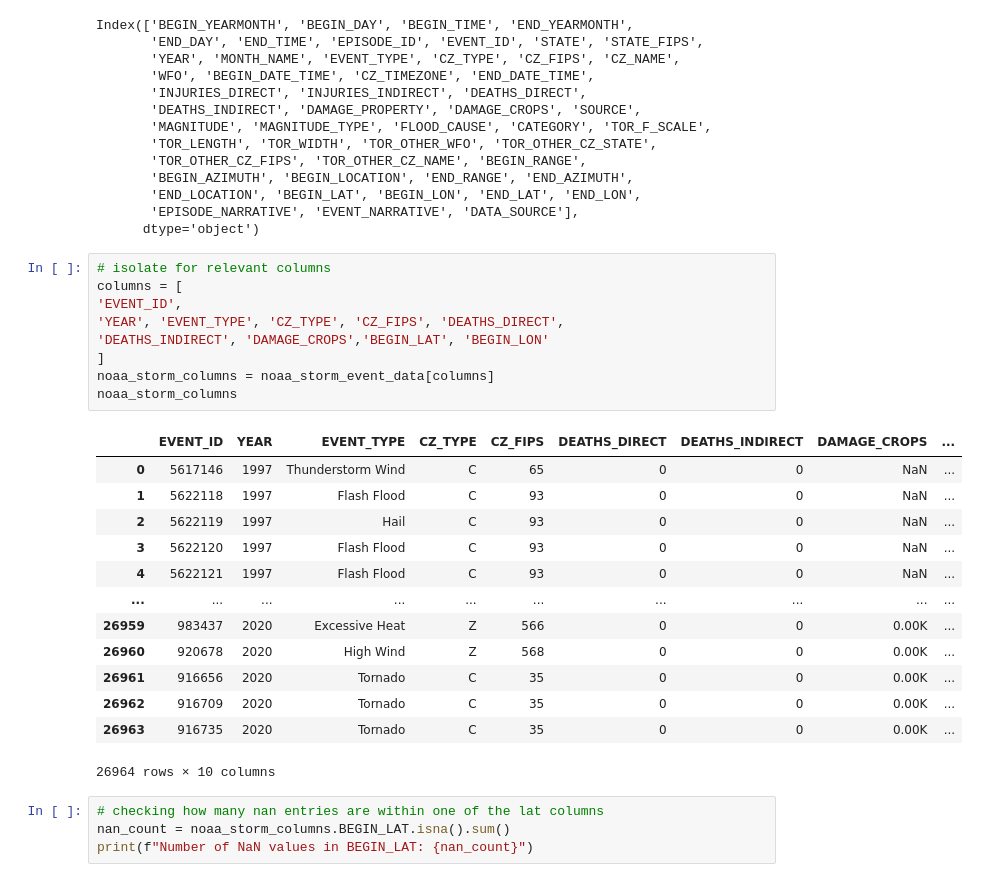
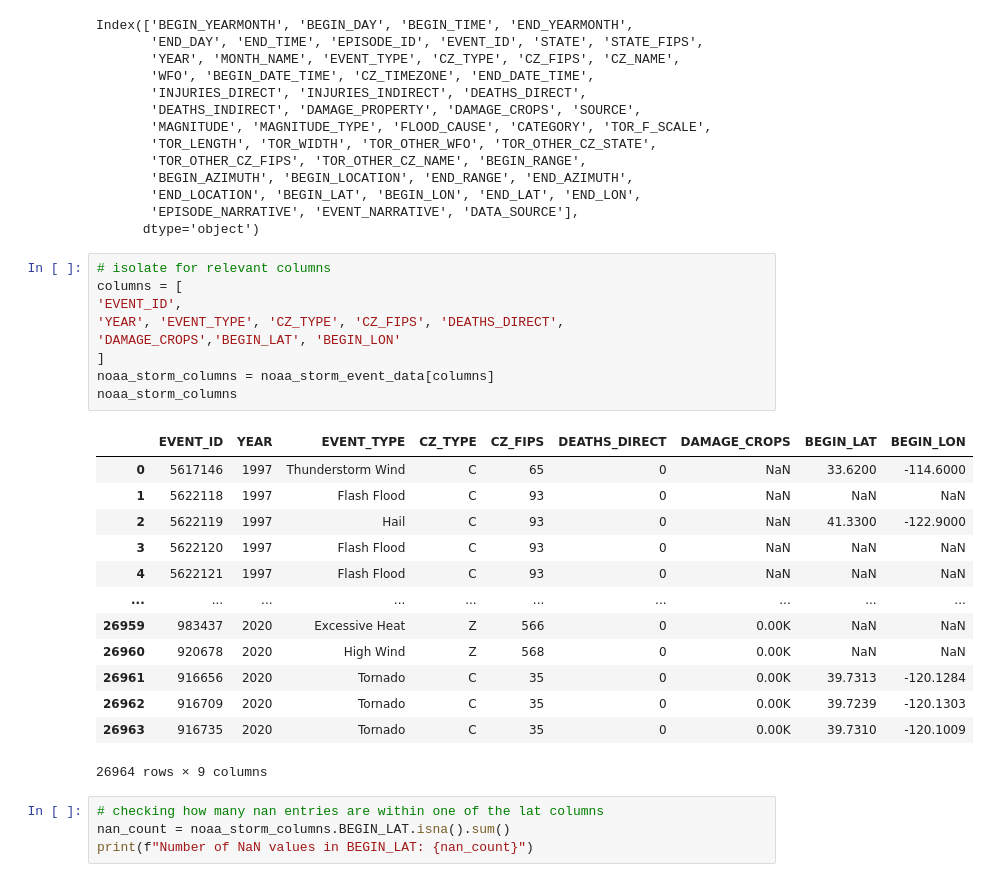
Before and after one commit to Eagle-Rock-Analytics/carb-climate-index, a Jupyter notebook: scripts/data_metric_calc/climate_flood_loss.ipynb, the cells around one changed output. Cells and saved outputs as stored; diff of their text form.

```diff
--- a/scripts/data_metric_calc/climate_flood_loss.ipynb
+++ b/scripts/data_metric_calc/climate_flood_loss.ipynb
@@ -63,26 +63,26 @@ Index(['BEGIN_YEARMONTH', 'BEGIN_DAY', 'BEGIN_TIME', 'END_YEARMONTH',
 # %%
 # isolate for relevant columns
 columns = [
 'EVENT_ID',
 'YEAR', 'EVENT_TYPE', 'CZ_TYPE', 'CZ_FIPS', 'DEATHS_DIRECT',
-'DEATHS_INDIRECT', 'DAMAGE_CROPS','BEGIN_LAT', 'BEGIN_LON'
+'DAMAGE_CROPS','BEGIN_LAT', 'BEGIN_LON'
 ]
 noaa_storm_columns = noaa_storm_event_data[columns]
 noaa_storm_columns
 # %% [output]
-|  | EVENT_ID | YEAR | EVENT_TYPE | CZ_TYPE | CZ_FIPS | DEATHS_DIRECT | DEATHS_INDIRECT | DAMAGE_CROPS | ... |
-| 0 | 5617146 | 1997 | Thunderstorm Wind | C | 65 | 0 | 0 | NaN | ... |
-| 1 | 5622118 | 1997 | Flash Flood | C | 93 | 0 | 0 | NaN | ... |
-| 2 | 5622119 | 1997 | Hail | C | 93 | 0 | 0 | NaN | ... |
-| 3 | 5622120 | 1997 | Flash Flood | C | 93 | 0 | 0 | NaN | ... |
-| 4 | 5622121 | 1997 | Flash Flood | C | 93 | 0 | 0 | NaN | ... |
+|  | EVENT_ID | YEAR | EVENT_TYPE | CZ_TYPE | CZ_FIPS | DEATHS_DIRECT | DAMAGE_CROPS | BEGIN_LAT | BEGIN_LON |
+| 0 | 5617146 | 1997 | Thunderstorm Wind | C | 65 | 0 | NaN | 33.6200 | -114.6000 |
+| 1 | 5622118 | 1997 | Flash Flood | C | 93 | 0 | NaN | NaN | NaN |
+| 2 | 5622119 | 1997 | Hail | C | 93 | 0 | NaN | 41.3300 | -122.9000 |
+| 3 | 5622120 | 1997 | Flash Flood | C | 93 | 0 | NaN | NaN | NaN |
+| 4 | 5622121 | 1997 | Flash Flood | C | 93 | 0 | NaN | NaN | NaN |
 | ... | ... | ... | ... | ... | ... | ... | ... | ... | ... |
-| 26959 | 983437 | 2020 | Excessive Heat | Z | 566 | 0 | 0 | 0.00K | ... |
-| 26960 | 920678 | 2020 | High Wind | Z | 568 | 0 | 0 | 0.00K | ... |
-| 26961 | 916656 | 2020 | Tornado | C | 35 | 0 | 0 | 0.00K | ... |
-| 26962 | 916709 | 2020 | Tornado | C | 35 | 0 | 0 | 0.00K | ... |
-| 26963 | 916735 | 2020 | Tornado | C | 35 | 0 | 0 | 0.00K | ... |
+| 26959 | 983437 | 2020 | Excessive Heat | Z | 566 | 0 | 0.00K | NaN | NaN |
+| 26960 | 920678 | 2020 | High Wind | Z | 568 | 0 | 0.00K | NaN | NaN |
+| 26961 | 916656 | 2020 | Tornado | C | 35 | 0 | 0.00K | 39.7313 | -120.1284 |
+| 26962 | 916709 | 2020 | Tornado | C | 35 | 0 | 0.00K | 39.7239 | -120.1303 |
+| 26963 | 916735 | 2020 | Tornado | C | 35 | 0 | 0.00K | 39.7310 | -120.1009 |
-26964 rows × 10 columns
+26964 rows × 9 columns
 # %%
 # checking how many nan entries are within one of the lat columns
 nan_count = noaa_storm_columns.BEGIN_LAT.isna().sum()
```
Also changed, not shown: parts of 8 cells of this notebook.
